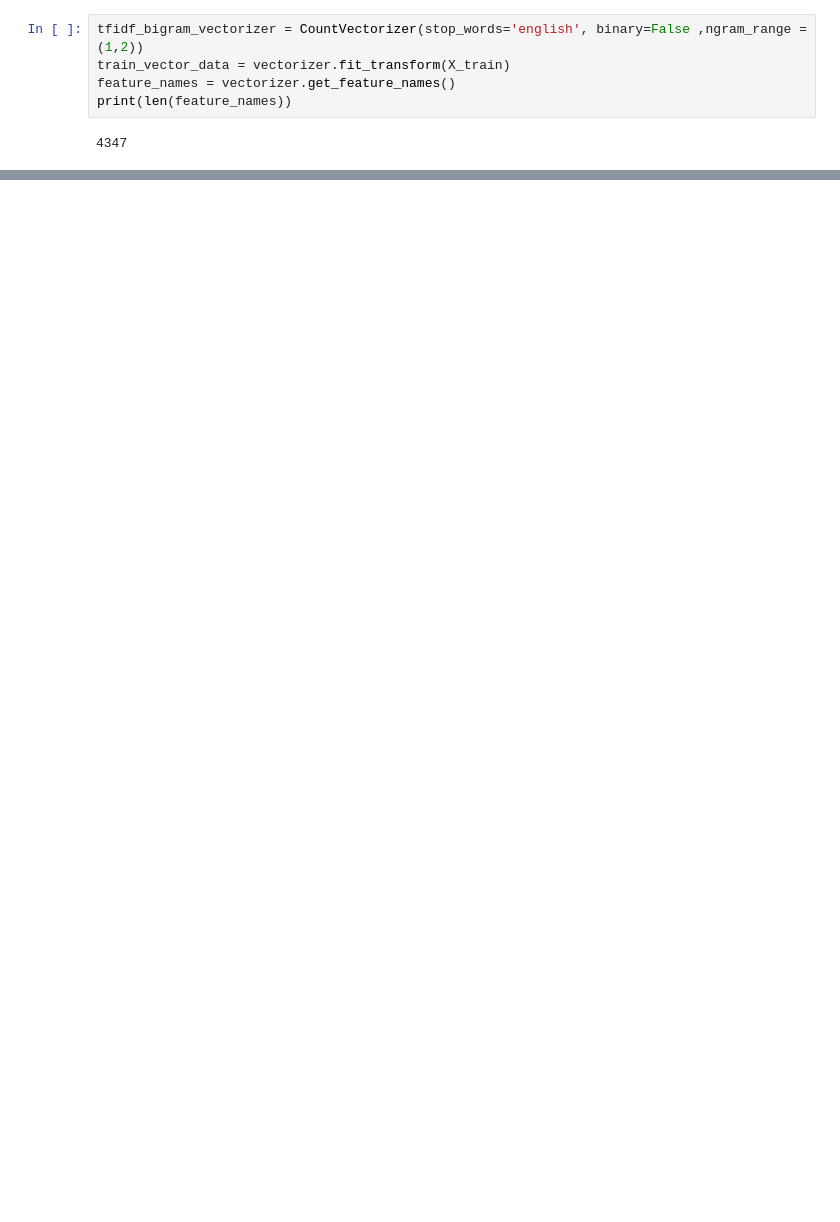
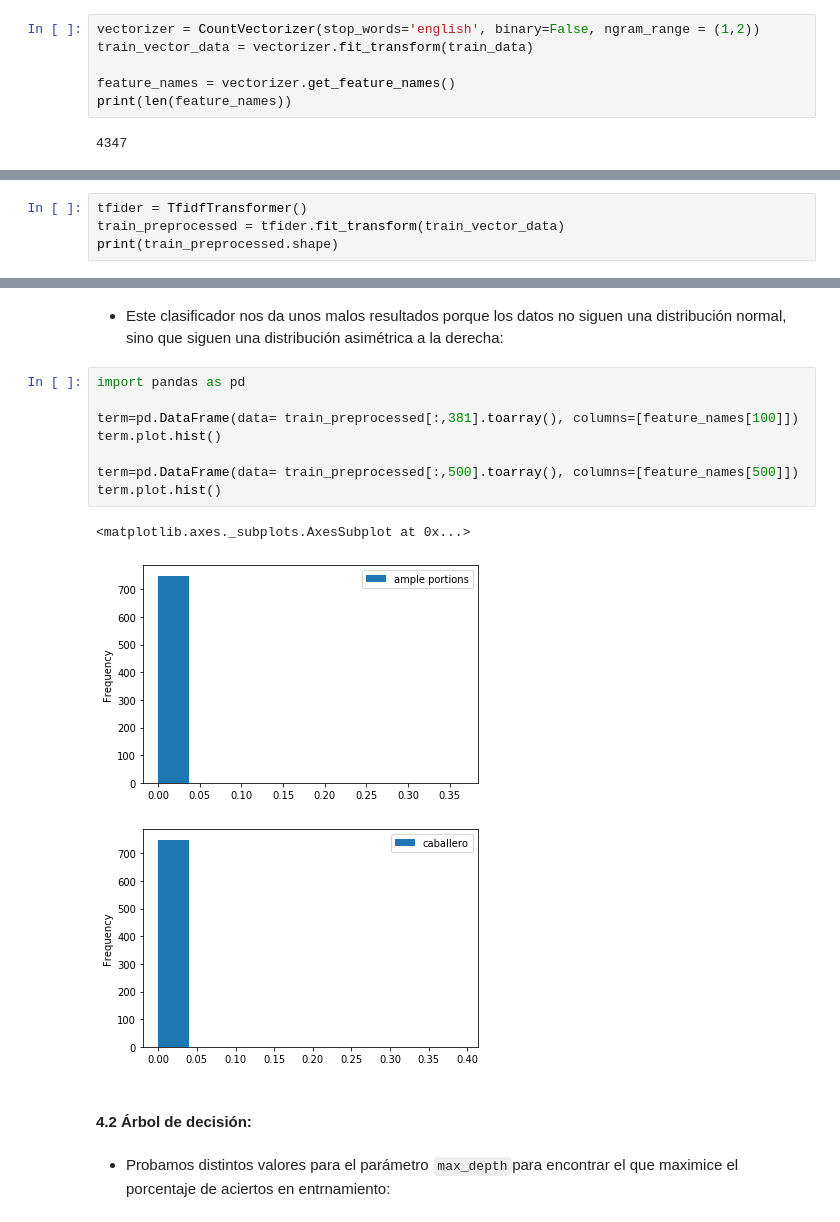
Before and after one commit to pablodll/Practicas-IA-2, a Jupyter notebook: Practica2/Practica2.ipynb, the cells around one changed output, grey strips where cells are left out. Cells and saved outputs as stored; diff of their text form; blank space fills up the shorter version.

````diff
--- a/Practica2/Practica2.ipynb
+++ b/Practica2/Practica2.ipynb
@@ -213,6 +441,7 @@ print(len(feature_names))
 # %%
-tfidf_bigram_vectorizer = CountVectorizer(stop_words='english', binary=False ,ngram_range = (1,2))
-train_vector_data = vectorizer.fit_transform(X_train)
+vectorizer = CountVectorizer(stop_words='english', binary=False, ngram_range = (1,2))
+train_vector_data = vectorizer.fit_transform(train_data)
+
 feature_names = vectorizer.get_feature_names()
 print(len(feature_names))
 # %% [output]
@@ -246,0 +451,4 @@ write_terms(feature_names, X_train, train_vector_data, 1)
+# %%
+tfider = TfidfTransformer()
+train_preprocessed = tfider.fit_transform(train_vector_data)
+print(train_preprocessed.shape)
@@ -246,0 +508,18 @@ write_terms(feature_names, X_train, train_vector_data, 1)
+# %% [markdown]
+- Este clasificador nos da unos malos resultados porque los datos no siguen una distribución normal, sino que siguen una distribución asimétrica a la derecha:
+# %%
+import pandas as pd
+
+term=pd.DataFrame(data= train_preprocessed[:,381].toarray(), columns=[feature_names[100]])
+term.plot.hist()
+
+term=pd.DataFrame(data= train_preprocessed[:,500].toarray(), columns=[feature_names[500]])
+term.plot.hist()
+# %% [output]
+<matplotlib.axes._subplots.AxesSubplot at 0x...>
+[figure, added]
+[figure, added]
+# %% [markdown]
+#### 4.2 Árbol de decisión:
+# %% [markdown]
+- Probamos distintos valores para el parámetro ```max_depth```para encontrar el que maximice el porcentaje de aciertos en entrnamiento:
````
Also changed, not shown: parts of 53 cells of this notebook.
